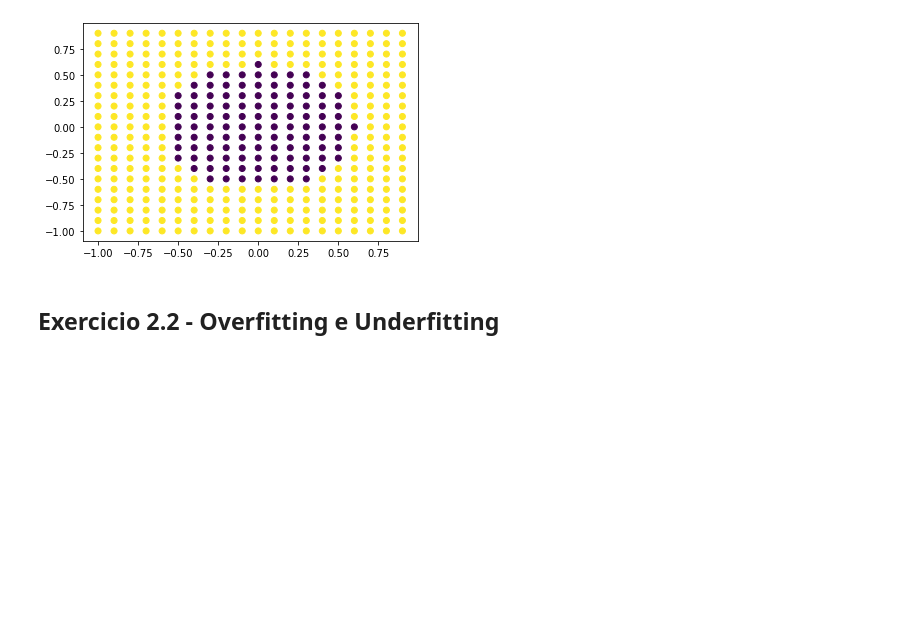
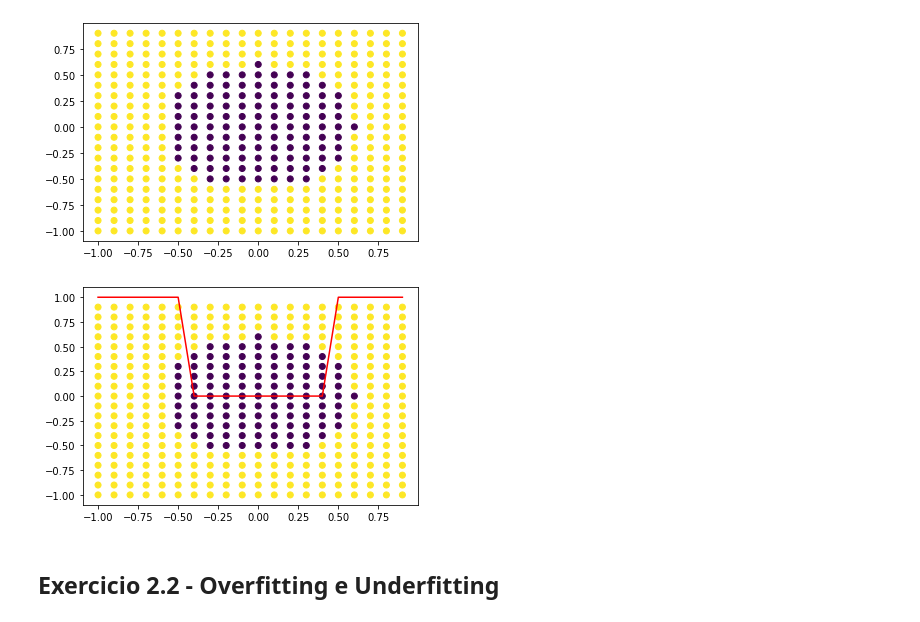
Before and after one commit to jueta/Artificial-Neural-Networks, a Jupyter notebook: 课二/exercicio2.ipynb, the cells around one changed output. Saved outputs shown, nothing was run; the diff lists cells and outputs as text; code cells hidden in the pictures; blank space fills up the shorter version.

```diff
--- a/课二/exercicio2.ipynb
+++ b/课二/exercicio2.ipynb
@@ -28,6 +28,23 @@ plt.scatter(grid[0], grid[1], c = classe)
 plt.show()
 # %% [output]
 [figure]
+# %%
+H = pd.DataFrame({'x': x, 'y': y, '1': 1})
+w = np.dot(pd.DataFrame(np.linalg.pinv(H.values), H.columns, H.index), classe) # w<-pseudoinverse(H) %*% Y
+
+xgrid = x
+ygrid = y
+outputgrid = 1*(func_circle(xgrid, ygrid) > raio)
+
+Hgrid = pd.DataFrame({'x': x, 'y': y, '1': 1})
+
+yhatgrid = np.dot(Hgrid, w)
+
+plt.scatter(grid[0], grid[1], c = classe)
+plt.plot(xgrid, outputgrid, 'r') # função aproximada
+plt.show()
+# %% [output]
+[figure, added]
 # %% [markdown]
 ## Exercicio 2.2 - Overfitting e Underfitting
 # %% [markdown]
```
Also changed, not shown: parts of 5 cells of this notebook.
